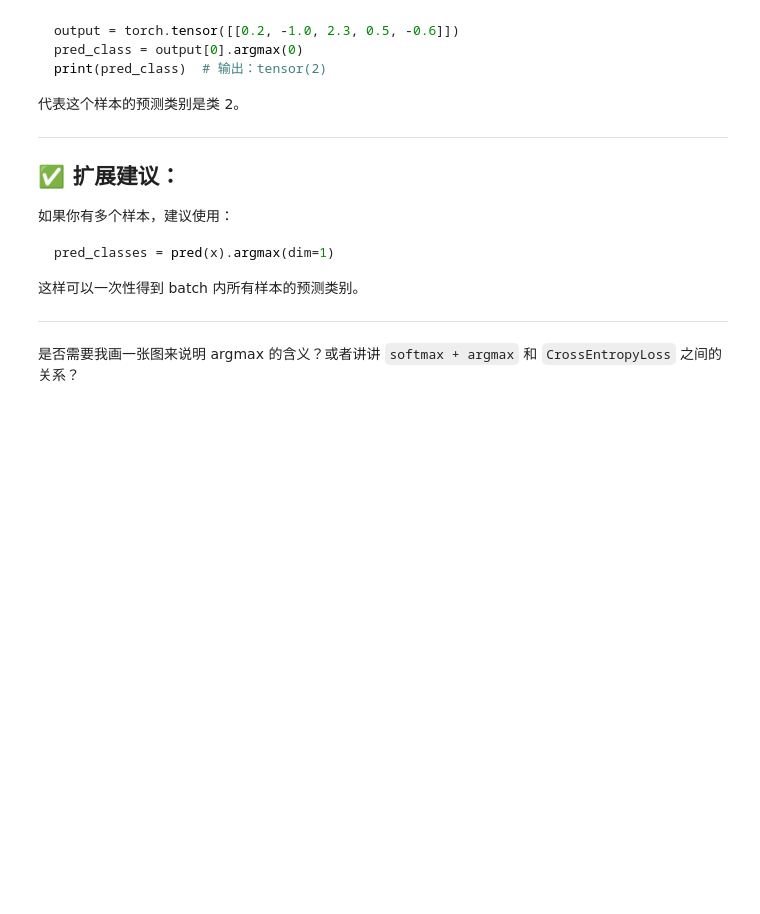
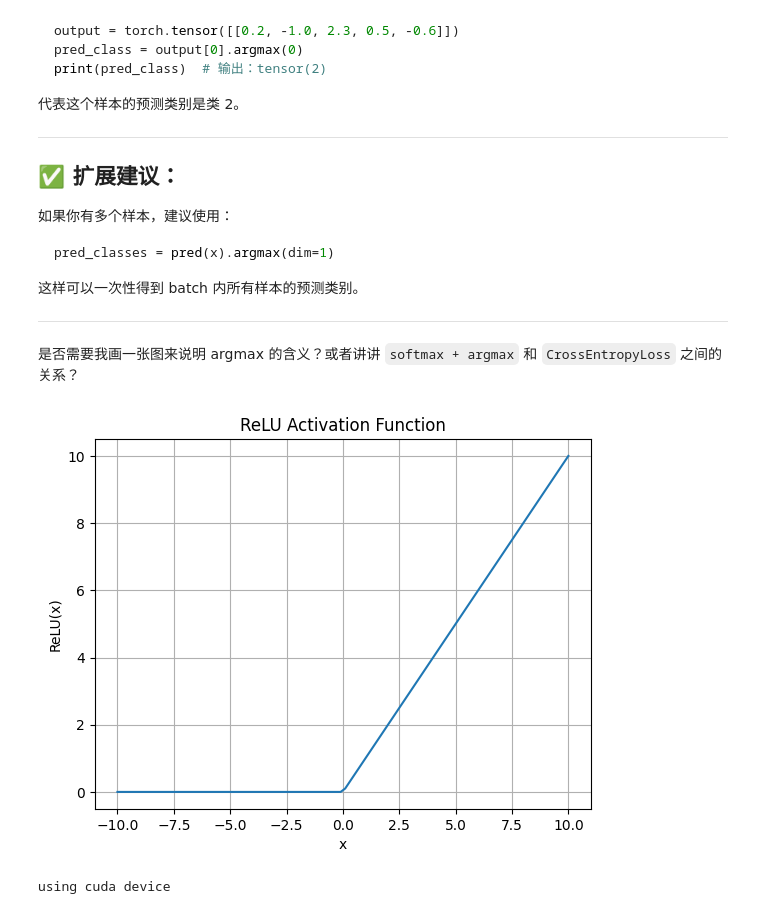
Before and after one commit to Bio-MingChen/DL_practice_by_Colab, a Jupyter notebook: pytorch_test20250803.ipynb, the cells around one changed output. Drawn from its saved outputs; the diff is of its cells as text; code cells hidden in the pictures; blank space fills up the shorter version.

```diff
--- a/pytorch_test20250803.ipynb
+++ b/pytorch_test20250803.ipynb
@@ -1091,3 +1091,18 @@ pred_classes = pred(x).argmax(dim=1)
 ---
 
 是否需要我画一张图来说明 argmax 的含义？或者讲讲 `softmax + argmax` 和 `CrossEntropyLoss` 之间的关系？
+# %%
+import matplotlib.pyplot as plt
+import numpy as np
+
+x = np.linspace(-10, 10, 100)
+y = np.maximum(0, x)
+
+plt.plot(x, y)
+plt.title('ReLU Activation Function')
+plt.xlabel('x')
+plt.ylabel('ReLU(x)')
+plt.grid(True)
+plt.show()
+# %% [output]
+[figure, added]
@@ -1093,0 +1143,5 @@ pred_classes = pred(x).argmax(dim=1)
+# %%
+device = "cuda" if torch.cuda.is_available() else "cpu"
+print(f"using {device} device")
+# %% [output]
+using cuda device
```
Also changed, not shown: parts of 12 cells of this notebook.
